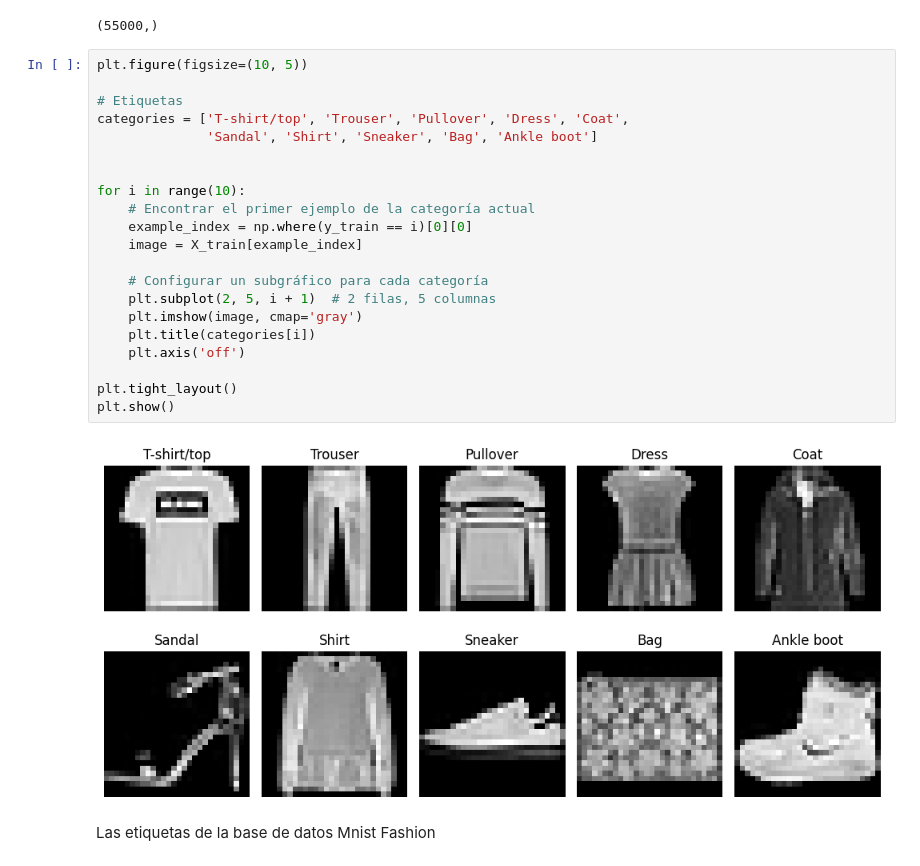
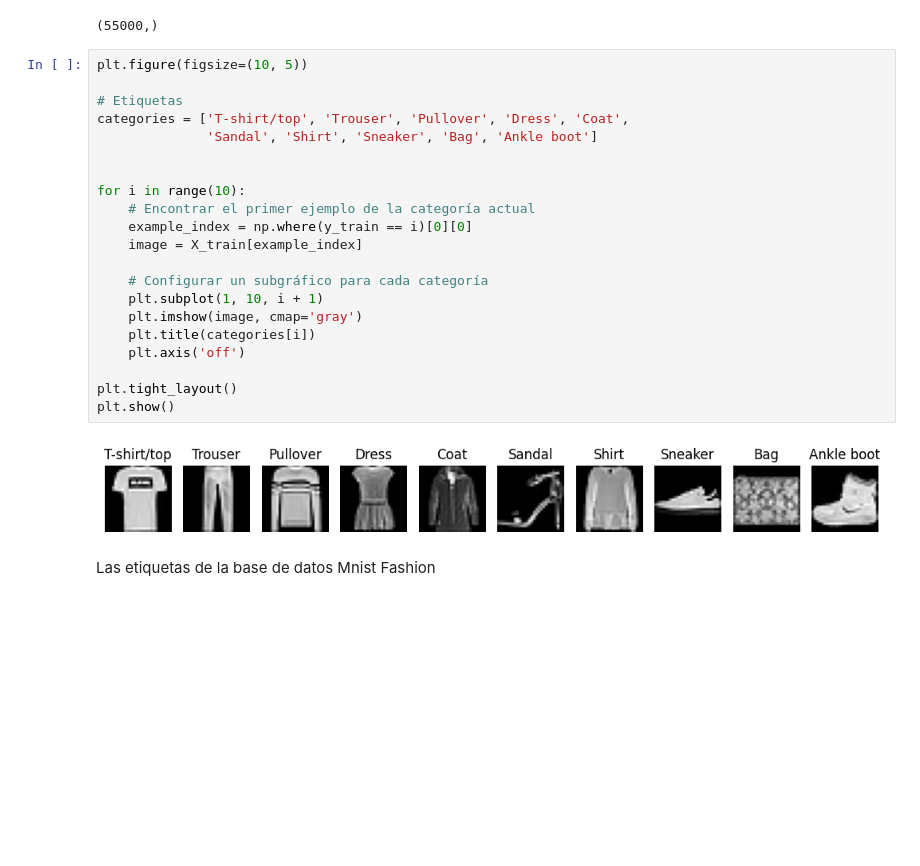
Before and after one commit to Pariasjulian/IA, a Jupyter notebook: 2_Corte/MMD_custom_loss.ipynb, the cells around one changed output. Saved outputs shown, nothing was run; the diff lists cells and outputs as text; blank space fills up the shorter version.

```diff
--- a/2_Corte/MMD_custom_loss.ipynb
+++ b/2_Corte/MMD_custom_loss.ipynb
@@ -76,26 +85,26 @@ y_train.shape
 # %%
 plt.figure(figsize=(10, 5))
 
 # Etiquetas
 categories = ['T-shirt/top', 'Trouser', 'Pullover', 'Dress', 'Coat',
               'Sandal', 'Shirt', 'Sneaker', 'Bag', 'Ankle boot']
 
 
 for i in range(10):
     # Encontrar el primer ejemplo de la categoría actual
     example_index = np.where(y_train == i)[0][0]
     image = X_train[example_index]
 
     # Configurar un subgráfico para cada categoría
-    plt.subplot(2, 5, i + 1)  # 2 filas, 5 columnas
+    plt.subplot(1, 10, i + 1)
     plt.imshow(image, cmap='gray')
     plt.title(categories[i])
     plt.axis('off')
 
 plt.tight_layout()
 plt.show()
 # %% [output]
-[figure, old version]
+[figure, new version]
 # %% [markdown]
 Las etiquetas de la base de datos Mnist Fashion
 # %% [markdown]
```
Also changed, not shown: parts of 37 cells of this notebook.
